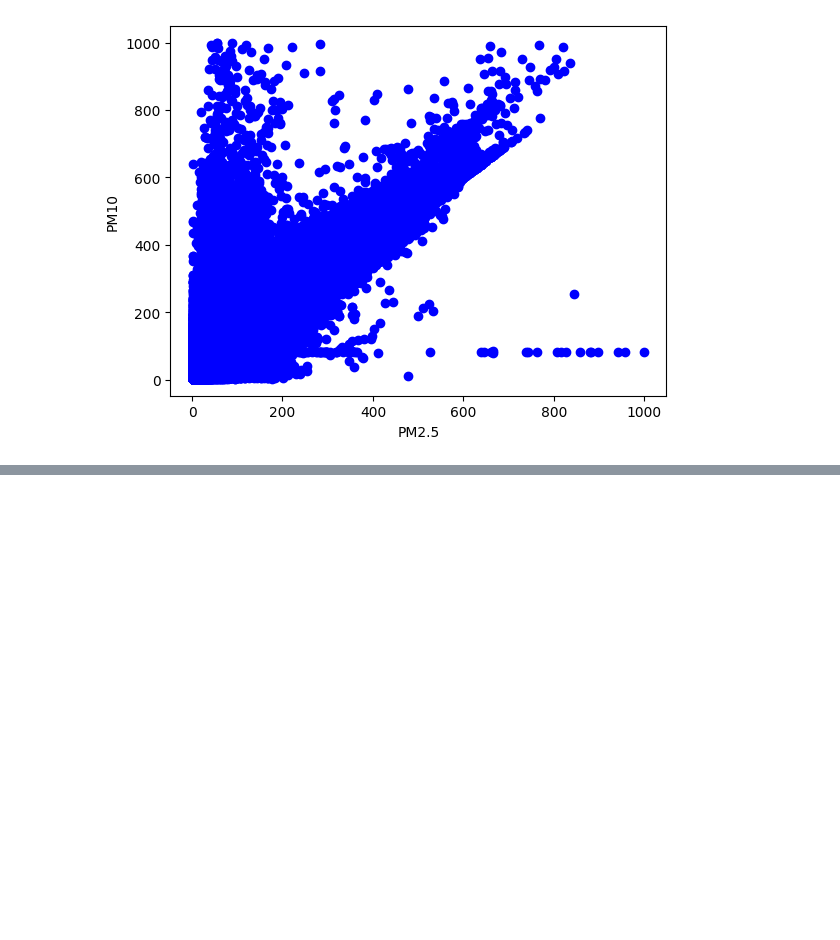
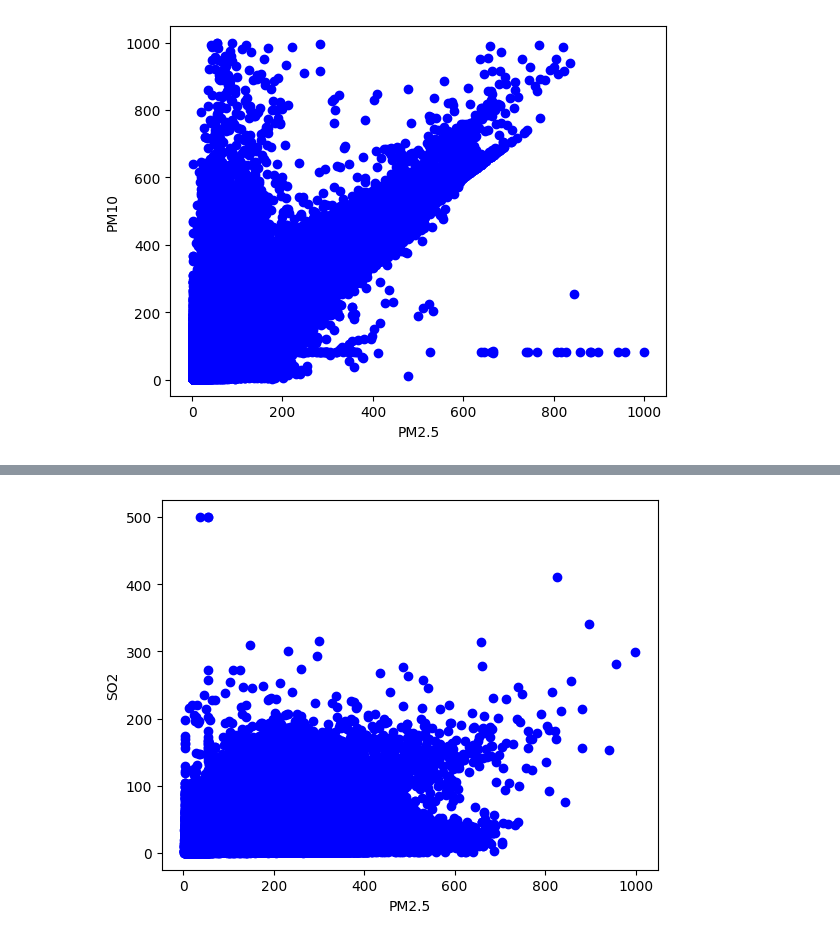
Before and after one commit to SUNDAYTITILAYO/CMP700ACCESSMENT, a Jupyter notebook: ACCESSMENT_PROGRESS.ipynb, the cells around one changed output, grey strips where cells are left out. Drawn from its saved outputs; the diff is of its cells as text; code cells hidden in the pictures; blank space fills up the shorter version.

```diff
--- a/ACCESSMENT_PROGRESS.ipynb
+++ b/ACCESSMENT_PROGRESS.ipynb
@@ -556,0 +564,7 @@ plt.show()
+# %%
+plt.scatter(df['PM2.5'], df['SO2'], color='blue')
+plt.xlabel("PM2.5")
+plt.ylabel("SO2")
+plt.show()
+# %% [output]
+[figure, added]
```
Also changed, not shown: parts of 5 cells of this notebook.
